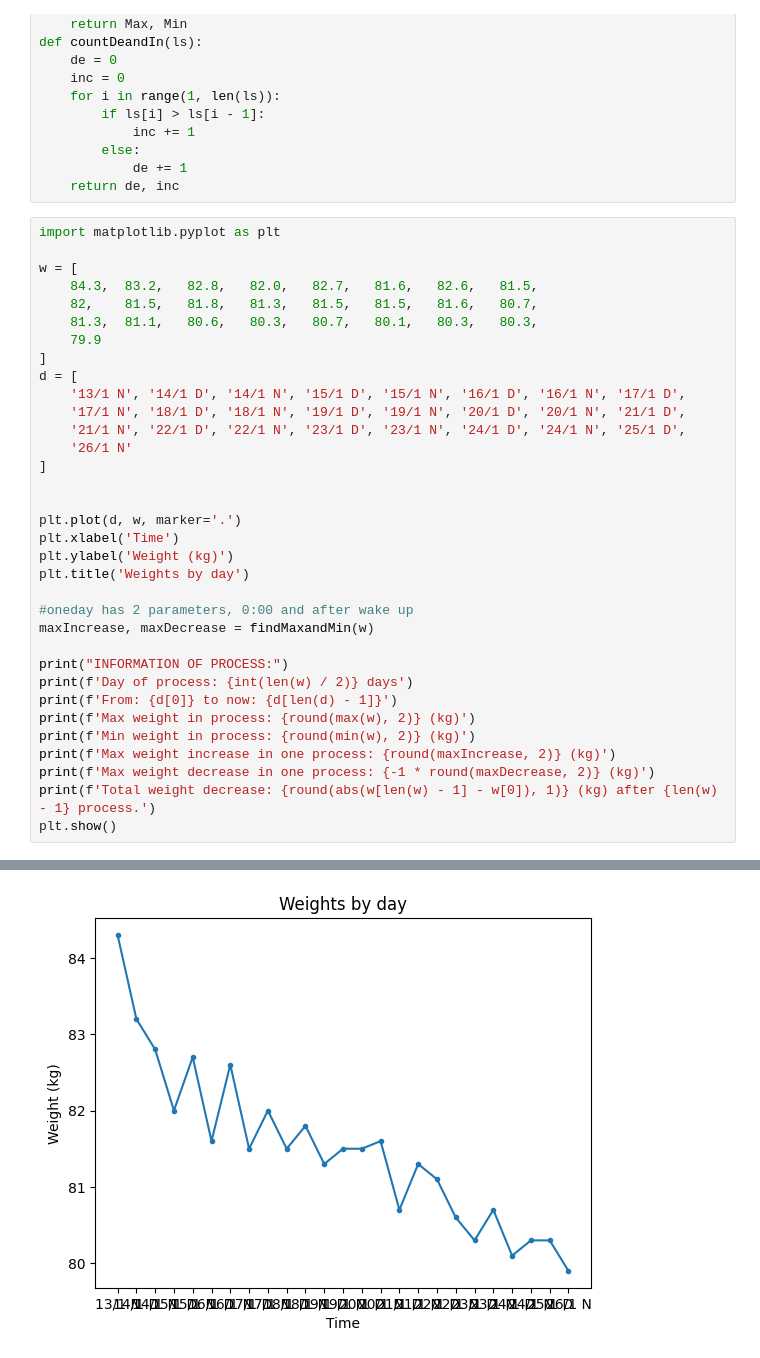
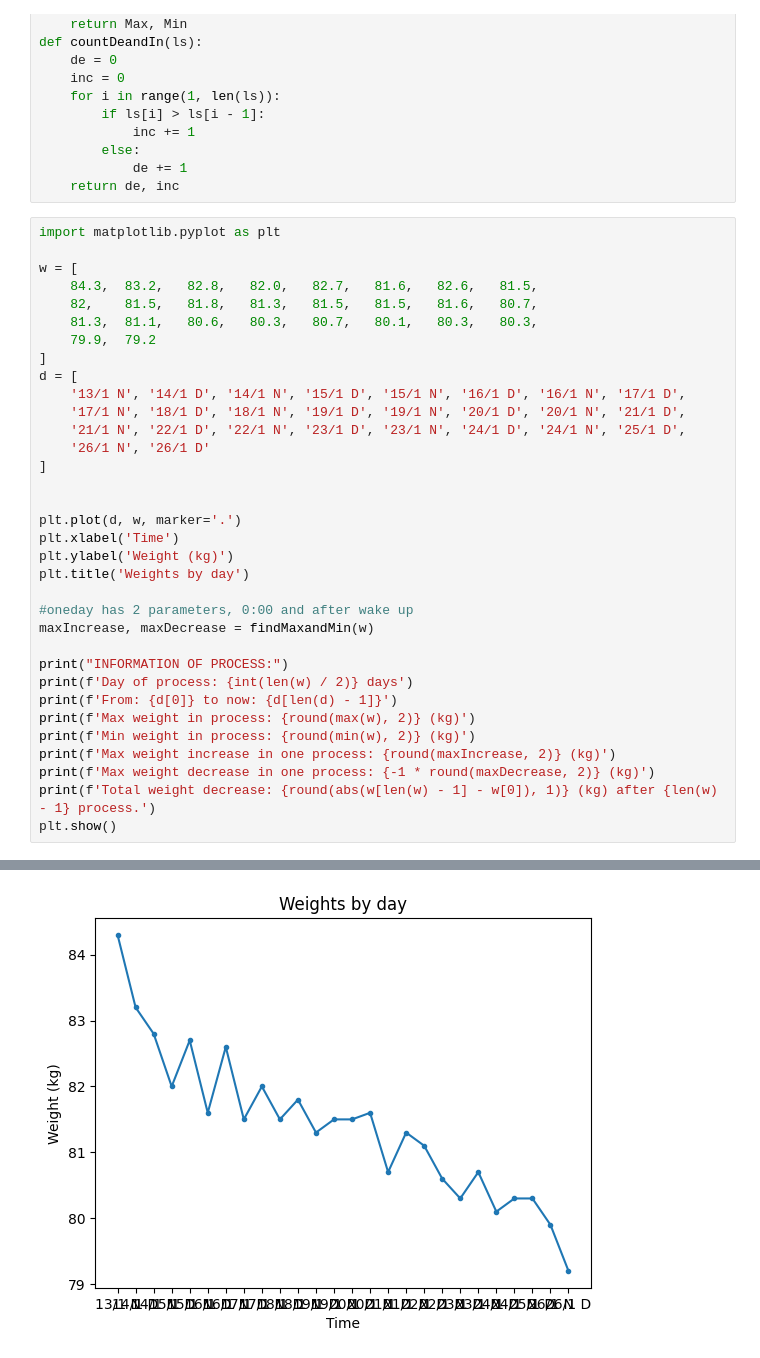
Before and after one commit to thanhbl-hust/Data-structures-and-Algorithms, a Jupyter notebook: train_12_1/weights.ipynb, the cells around one changed output, grey strips where cells are left out. Saved outputs shown, nothing was run; the diff lists cells and outputs as text.

```diff
--- a/train_12_1/weights.ipynb
+++ b/train_12_1/weights.ipynb
@@ -28,13 +28,13 @@ w = [
     84.3,  83.2,   82.8,   82.0,   82.7,   81.6,   82.6,   81.5,
     82,    81.5,   81.8,   81.3,   81.5,   81.5,   81.6,   80.7,
     81.3,  81.1,   80.6,   80.3,   80.7,   80.1,   80.3,   80.3,
-    79.9
+    79.9,  79.2
 ]
 d = [
     '13/1 N', '14/1 D', '14/1 N', '15/1 D', '15/1 N', '16/1 D', '16/1 N', '17/1 D',
     '17/1 N', '18/1 D', '18/1 N', '19/1 D', '19/1 N', '20/1 D', '20/1 N', '21/1 D',
     '21/1 N', '22/1 D', '22/1 N', '23/1 D', '23/1 N', '24/1 D', '24/1 N', '25/1 D',
-    '26/1 N'
+    '26/1 N', '26/1 D'
 ]
 
 
@@ -67,4 +67,4 @@ Total weight decrease: 4.4 (kg) after 24 process.
-[figure, old version]
+[figure, new version]
 # %%
 de, inc = countDeandIn(w)
 de_percent = 100 * (round(de / (de + inc), 3))
```
Also changed, not shown: parts of 2 cells of this notebook.
